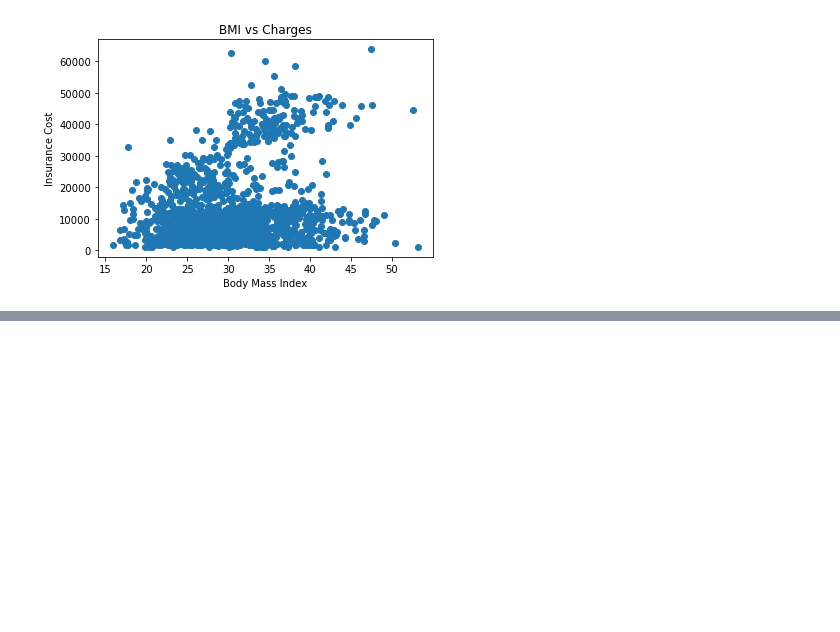
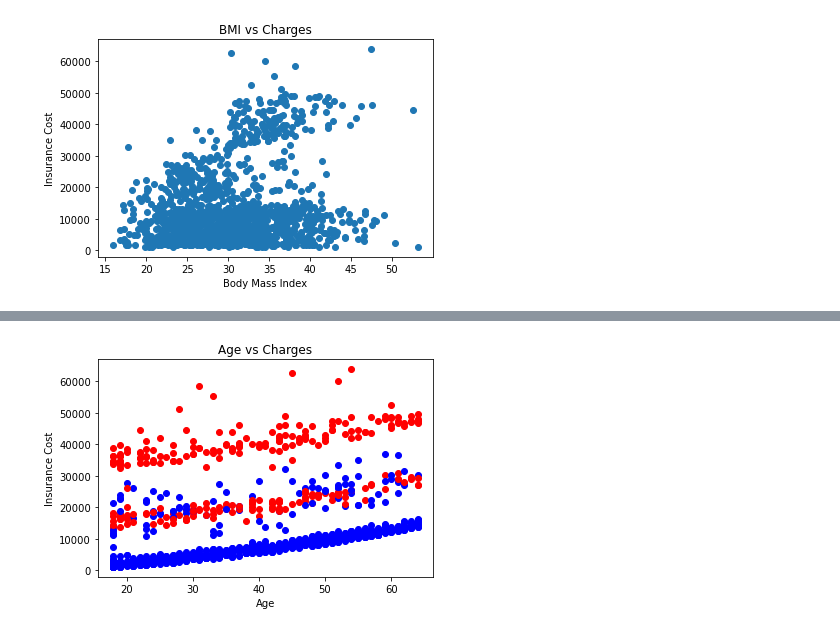
Before and after one commit to lolostheman/Medical-Insurance-Data-Analyst, a Jupyter notebook: us-medical-insurance-costs.ipynb, the cells around one changed output, grey strips where cells are left out. Drawn from its saved outputs; the diff is of its cells as text; code cells hidden in the pictures; blank space fills up the shorter version.

```diff
--- a/us-medical-insurance-costs.ipynb
+++ b/us-medical-insurance-costs.ipynb
@@ -82,0 +114,16 @@ plt.show()
+# %%
+smoker = df['smoker'].tolist()
+age = df['age'].tolist()
+charges = df['charges'].tolist()
+plt.close()
+plt.xlabel('Age')
+plt.ylabel('Insurance Cost')
+plt.title("Age vs Charges")
+for i in range(len(smoker)):
+    if smoker[i] == "yes":
+        plt.scatter(age[i], charges[i], c='red')
+    else:
+        plt.scatter(age[i], charges[i], c='blue')
+plt.show()
+# %% [output]
+[figure, added]
```
Also changed, not shown: parts of 10 cells of this notebook.
